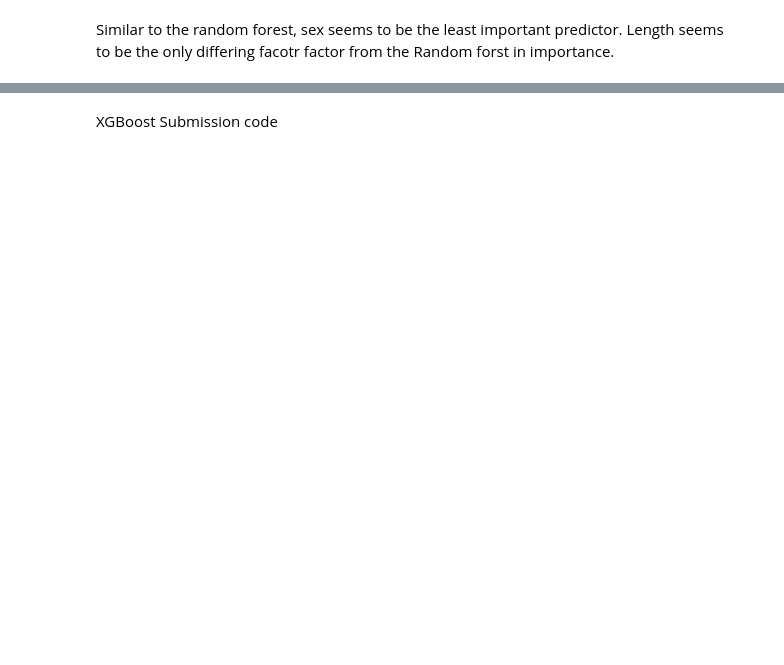
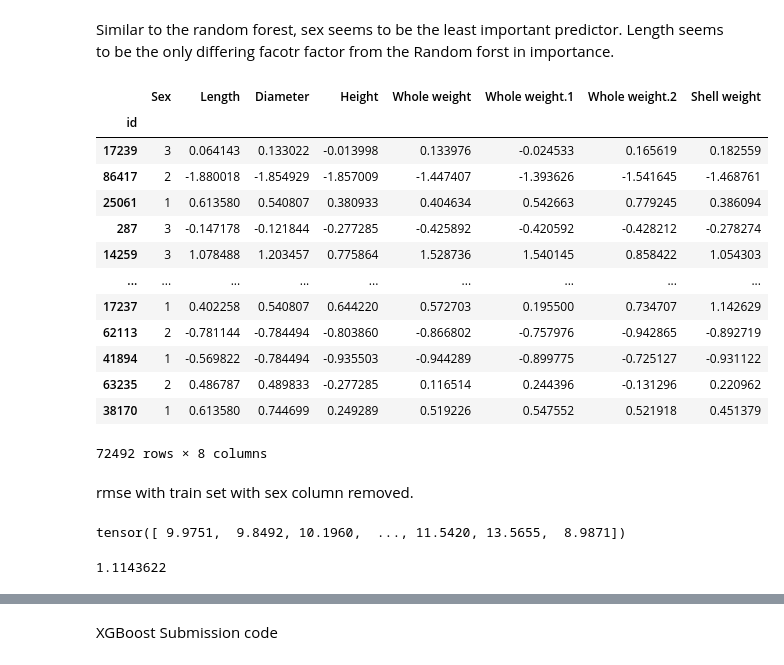
Before and after one commit to rubanzasilva/abalone_age_prediction, a Jupyter notebook: ps-s04e04-fastai.ipynb, the cells around one changed output, grey strips where cells are left out. Saved outputs shown, nothing was run; the diff lists cells and outputs as text; code cells hidden in the pictures; blank space fills up the shorter version.

```diff
--- a/ps-s04e04-fastai.ipynb
+++ b/ps-s04e04-fastai.ipynb
@@ -525,8 +565,37 @@ Length seems to be the only differing facotr factor from the Random forst in imp
 dls = to.dataloaders(bs=64)
 # %%
 test_dl = dls.test_dl(test_df)
+# %%
+X_train
+# %% [output]
+|  | Sex | Length | Diameter | Height | Whole weight | Whole weight.1 | Whole weight.2 | Shell weight |
+| id |  |  |  |  |  |  |  |  |
+| 17239 | 3 | 0.064143 | 0.133022 | -0.013998 | 0.133976 | -0.024533 | 0.165619 | 0.182559 |
+| 86417 | 2 | -1.880018 | -1.854929 | -1.857009 | -1.447407 | -1.393626 | -1.541645 | -1.468761 |
+| 25061 | 1 | 0.613580 | 0.540807 | 0.380933 | 0.404634 | 0.542663 | 0.779245 | 0.386094 |
+| 287 | 3 | -0.147178 | -0.121844 | -0.277285 | -0.425892 | -0.420592 | -0.428212 | -0.278274 |
+| 14259 | 3 | 1.078488 | 1.203457 | 0.775864 | 1.528736 | 1.540145 | 0.858422 | 1.054303 |
+| ... | ... | ... | ... | ... | ... | ... | ... | ... |
+| 17237 | 1 | 0.402258 | 0.540807 | 0.644220 | 0.572703 | 0.195500 | 0.734707 | 1.142629 |
+| 62113 | 2 | -0.781144 | -0.784494 | -0.803860 | -0.866802 | -0.757976 | -0.942865 | -0.892719 |
+| 41894 | 1 | -0.569822 | -0.784494 | -0.935503 | -0.944289 | -0.899775 | -0.725127 | -0.931122 |
+| 63235 | 2 | 0.486787 | 0.489833 | -0.277285 | 0.116514 | 0.244396 | -0.131296 | 0.220962 |
+| 38170 | 1 | 0.613580 | 0.744699 | 0.249289 | 0.519226 | 0.547552 | 0.521918 | 0.451379 |
+72492 rows × 8 columns
 # %%
 preds = tensor(model.predict(test_dl.xs))
 xgb_preds = preds
+# %% [markdown]
+rmse with train set with sex column removed.
+# %%
+xgb_preds
+# %% [output]
+tensor([ 9.9751,  9.8492, 10.1960,  ..., 11.5420, 13.5655,  8.9871])
+# %%
+mse = mean_absolute_error(y_test, model.predict(X_test))
+rmse = np.sqrt(mse)
+rmse
+# %% [output]
+1.1143622
 # %%
 !ls
```
Also changed, not shown: parts of 60 cells of this notebook.
